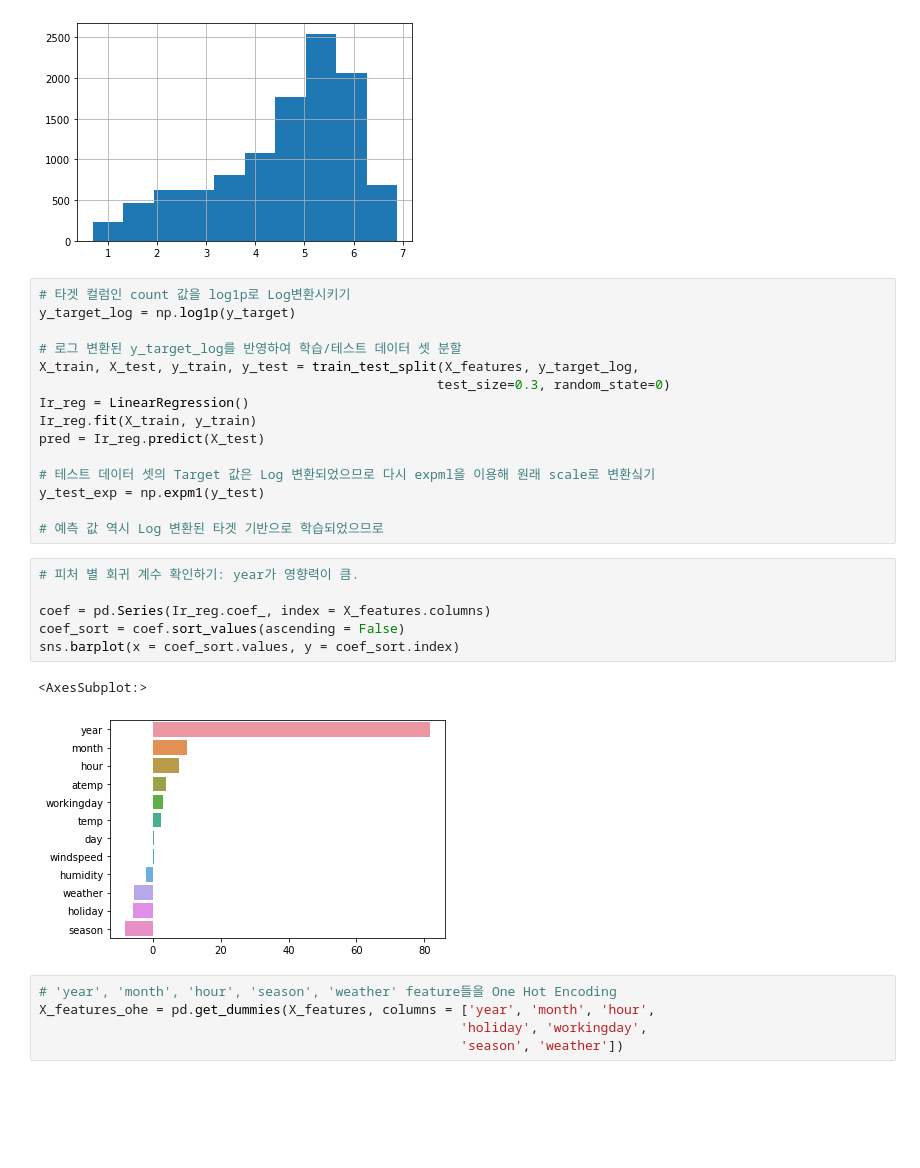
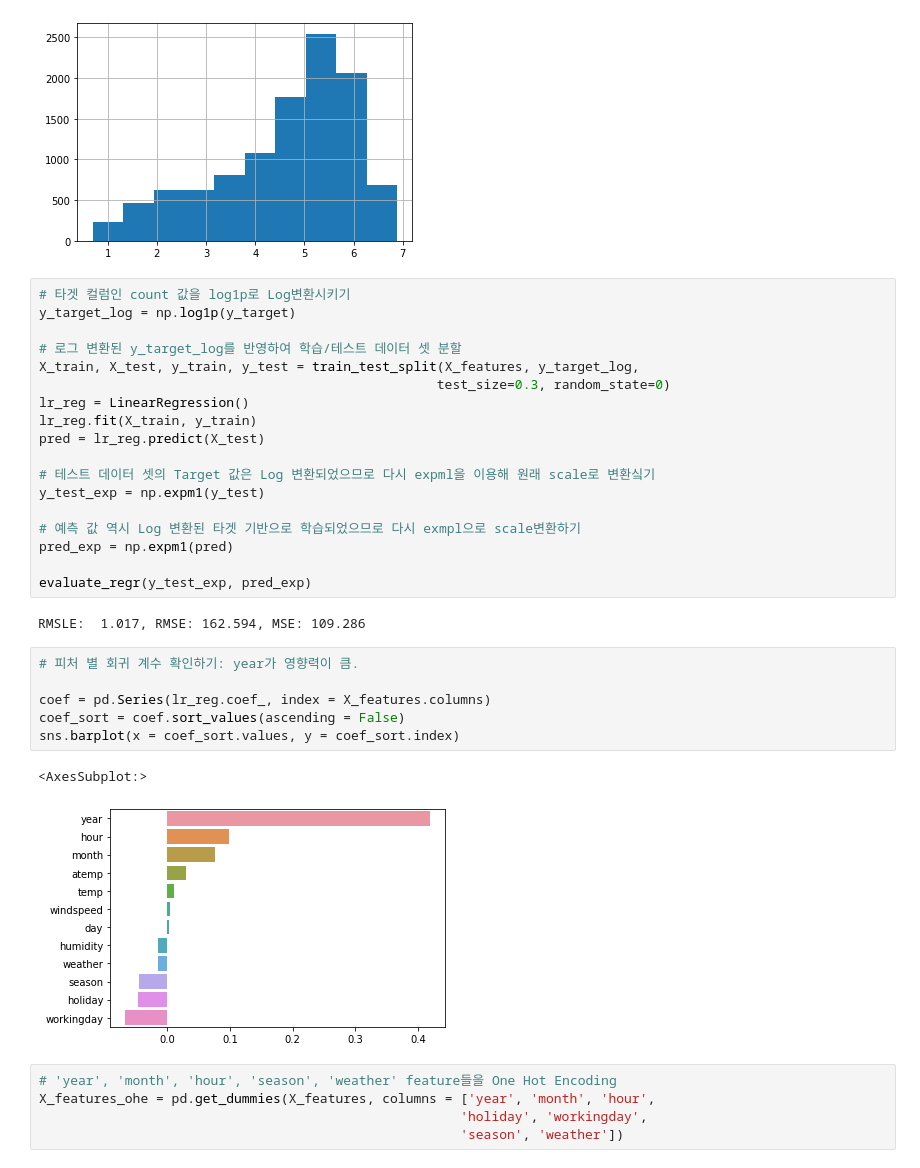
Before and after one commit to JiHui-Cheon/Adult_Practice, a Jupyter notebook: bike_sharing_demand/bike_practice.ipynb, the cells around one changed output. Saved outputs shown, nothing was run; the diff lists cells and outputs as text; blank space fills up the shorter version.

```diff
--- a/bike_sharing_demand/bike_practice.ipynb
+++ b/bike_sharing_demand/bike_practice.ipynb
@@ -178,23 +184,28 @@ y_target_log = np.log1p(y_target)
 # 로그 변환된 y_target_log를 반영하여 학습/테스트 데이터 셋 분할
 X_train, X_test, y_train, y_test = train_test_split(X_features, y_target_log,
                                                    test_size=0.3, random_state=0)
-Ir_reg = LinearRegression()
-Ir_reg.fit(X_train, y_train)
-pred = Ir_reg.predict(X_test)
+lr_reg = LinearRegression()
+lr_reg.fit(X_train, y_train)
+pred = lr_reg.predict(X_test)
 
 # 테스트 데이터 셋의 Target 값은 Log 변환되었으므로 다시 expml을 이용해 원래 scale로 변환싴기
 y_test_exp = np.expm1(y_test)
 
-# 예측 값 역시 Log 변환된 타겟 기반으로 학습되었으므로
+# 예측 값 역시 Log 변환된 타겟 기반으로 학습되었으므로 다시 exmpl으로 scale변환하기
+pred_exp = np.expm1(pred)
+
+evaluate_regr(y_test_exp, pred_exp)
+# %% [output]
+RMSLE:  1.017, RMSE: 162.594, MSE: 109.286
 # %%
 # 피처 별 회귀 계수 확인하기: year가 영향력이 큼.
 
-coef = pd.Series(Ir_reg.coef_, index = X_features.columns)
+coef = pd.Series(lr_reg.coef_, index = X_features.columns)
 coef_sort = coef.sort_values(ascending = False)
 sns.barplot(x = coef_sort.values, y = coef_sort.index)
 # %% [output]
 <AxesSubplot:>
-[figure, old version]
+[figure, new version]
 # %%
 # 'year', 'month', 'hour', 'season', 'weather' feature들을 One Hot Encoding
 X_features_ohe = pd.get_dummies(X_features, columns = ['year', 'month', 'hour',
```
Also changed, not shown: parts of 8 cells of this notebook, 11 other files.
